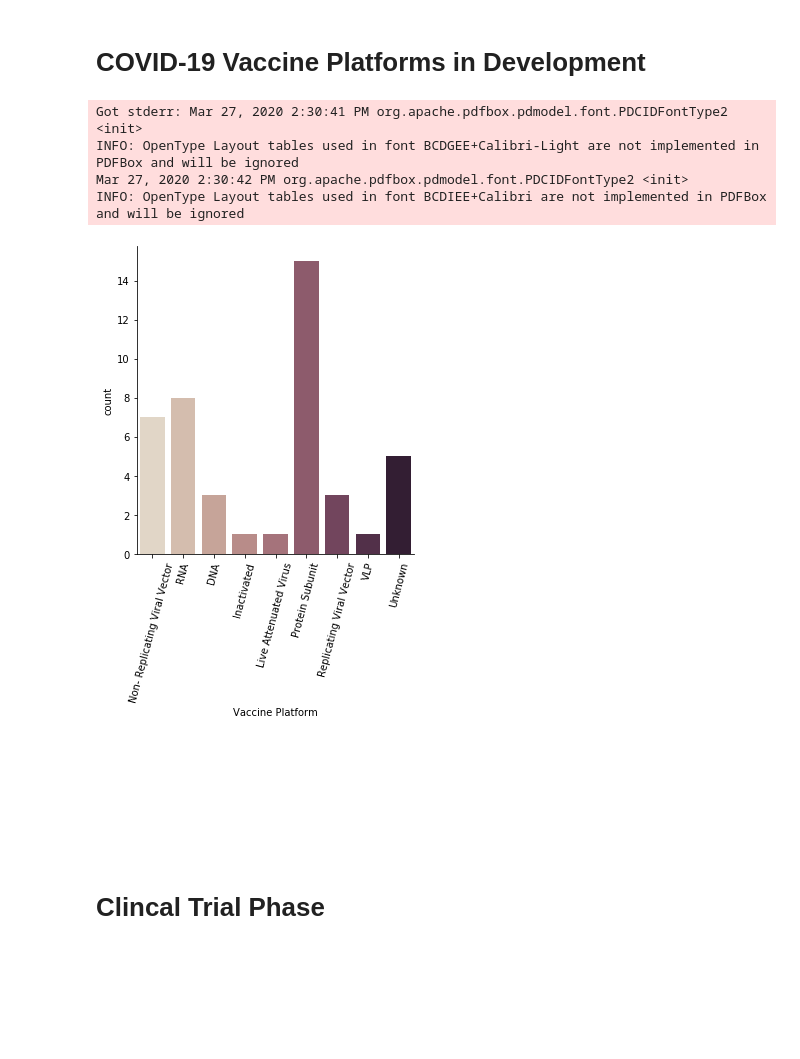
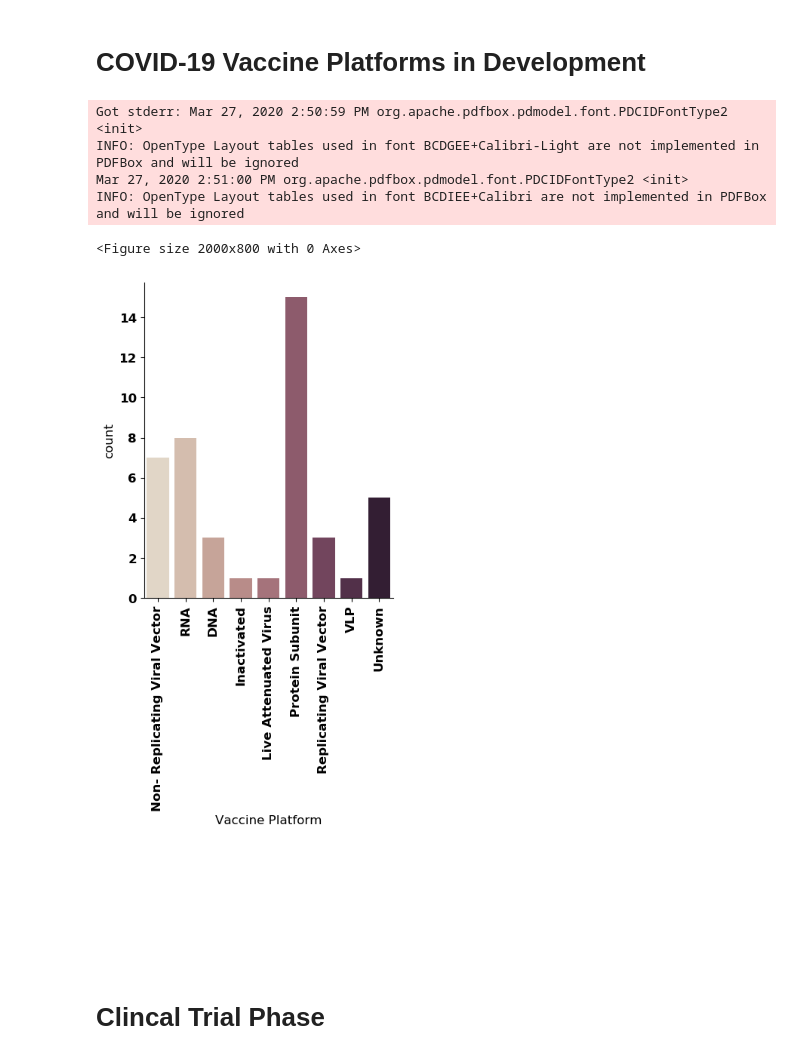
Before and after one commit to allucas/allucas.github.io, a Jupyter notebook: Notebooks/Index.ipynb, the cells around one changed output. Cells and saved outputs as stored; diff of their text form; code cells hidden in the pictures; blank space fills up the shorter version.

```diff
--- a/Notebooks/Index.ipynb
+++ b/Notebooks/Index.ipynb
@@ -37,6 +37,18 @@ import seaborn as sns
 import matplotlib.pyplot as plt
 
 import numpy as np
+
+import matplotlib
+
+# Change figure sizes
+plt.rcParams['figure.dpi'] = 100
+
+font = {'family' : 'normal',
+        'weight' : 'bold',
+        'size'   : 12}
+
+matplotlib.rc('font', **font)
+
 
 #url = 'https://milkeninstitute.org/sites/default/files/2020-03/Covid19-Tracker-3-36-20-FINAL.pdf'
 
@@ -81,38 +93,40 @@ for i in range(len(c)):
     stage = c[i]
     for j in range(len(stages)):
         if stages[j] in stage:
             stage_list.append(stages[j])
     if len(stage_list)<i+1:
             stage_list.append(np.nan)
 
 
 df['stage'] = stage_list
 
 
 #%% Plot
-
+fig=plt.figure(figsize=(25, 10), dpi= 80, facecolor='w', edgecolor='k')
 chart = sns.catplot(x="platform", kind="count", palette="ch:.25", data=df);
 t = plt.xlabel('Vaccine Platform')
-t = chart.set_xticklabels(rotation=75)
+t = plt.ylabel('Count')
+t = chart.set_xticklabels(rotation=90)
 
 
 #chart2 = sns.catplot(x="stage", kind="count", palette="ch:.25", data=df);
 #t = plt.xlabel('FDA Phase')
 #t = chart2.set_xticklabels(rotation=75)
 
 #%%
 #plt.figure()
 #plat_count = df['platform'].value_counts()
 #chart3 = sns.barplot(plat_count.index, plat_count.values, alpha=0.8,palette="ch:.25")
 #plt.setp(chart3.get_xticklabels(), rotation=90)
 #plt.xlabel('Vaccine Platform')
 #plt.ylabel('Count')
 # %% [output]
-Got stderr: Mar 27, 2020 2:30:41 PM org.apache.pdfbox.pdmodel.font.PDCIDFontType2 <init>
+Got stderr: Mar 27, 2020 2:50:59 PM org.apache.pdfbox.pdmodel.font.PDCIDFontType2 <init>
 INFO: OpenType Layout tables used in font BCDGEE+Calibri-Light are not implemented in PDFBox and will be ignored
-Mar 27, 2020 2:30:42 PM org.apache.pdfbox.pdmodel.font.PDCIDFontType2 <init>
+Mar 27, 2020 2:51:00 PM org.apache.pdfbox.pdmodel.font.PDCIDFontType2 <init>
 INFO: OpenType Layout tables used in font BCDIEE+Calibri are not implemented in PDFBox and will be ignored
+<Figure size 2000x800 with 0 Axes>
-[figure, old version]
+[figure, new version]
 # %% [markdown]
 <pre>
 
```
Also changed, not shown: parts of 1 cell of this notebook, 6 other files.
